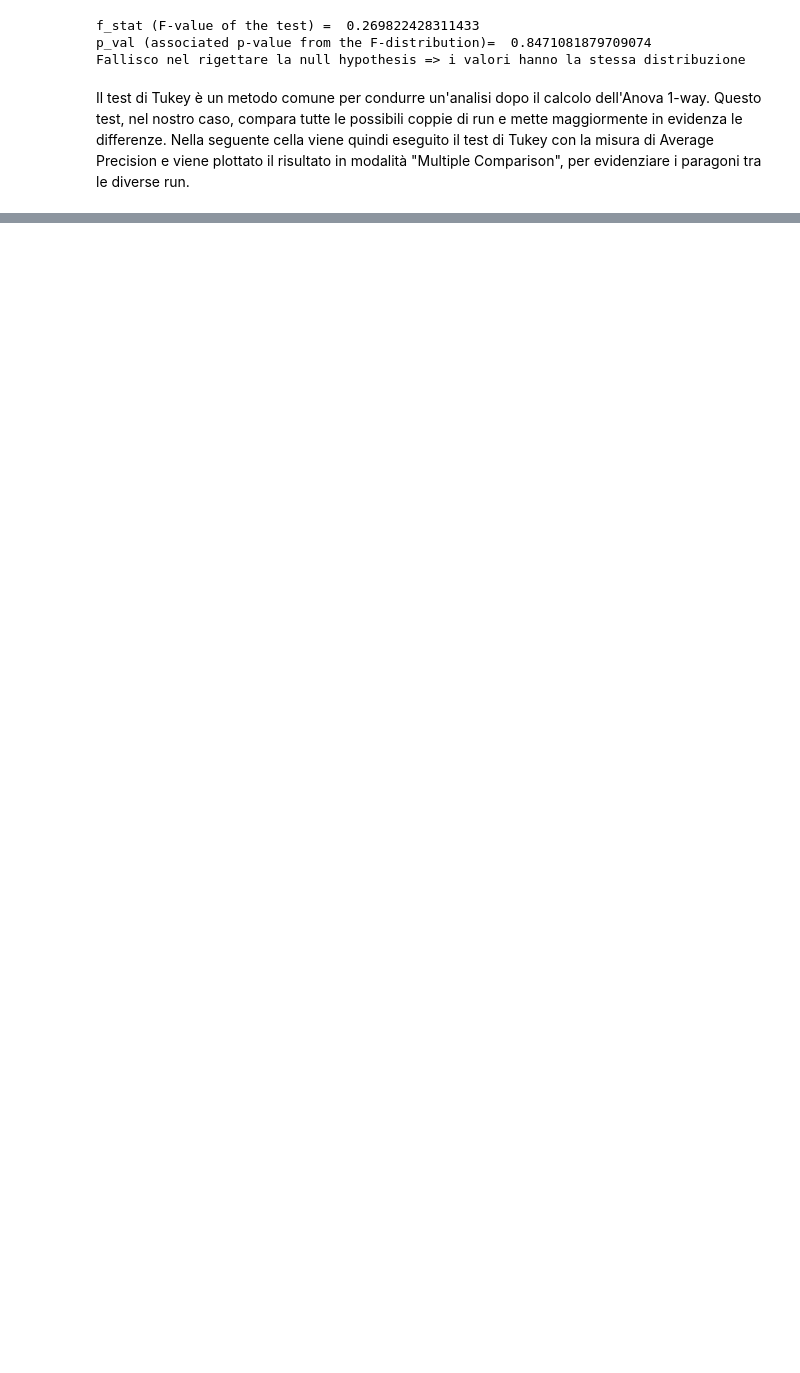
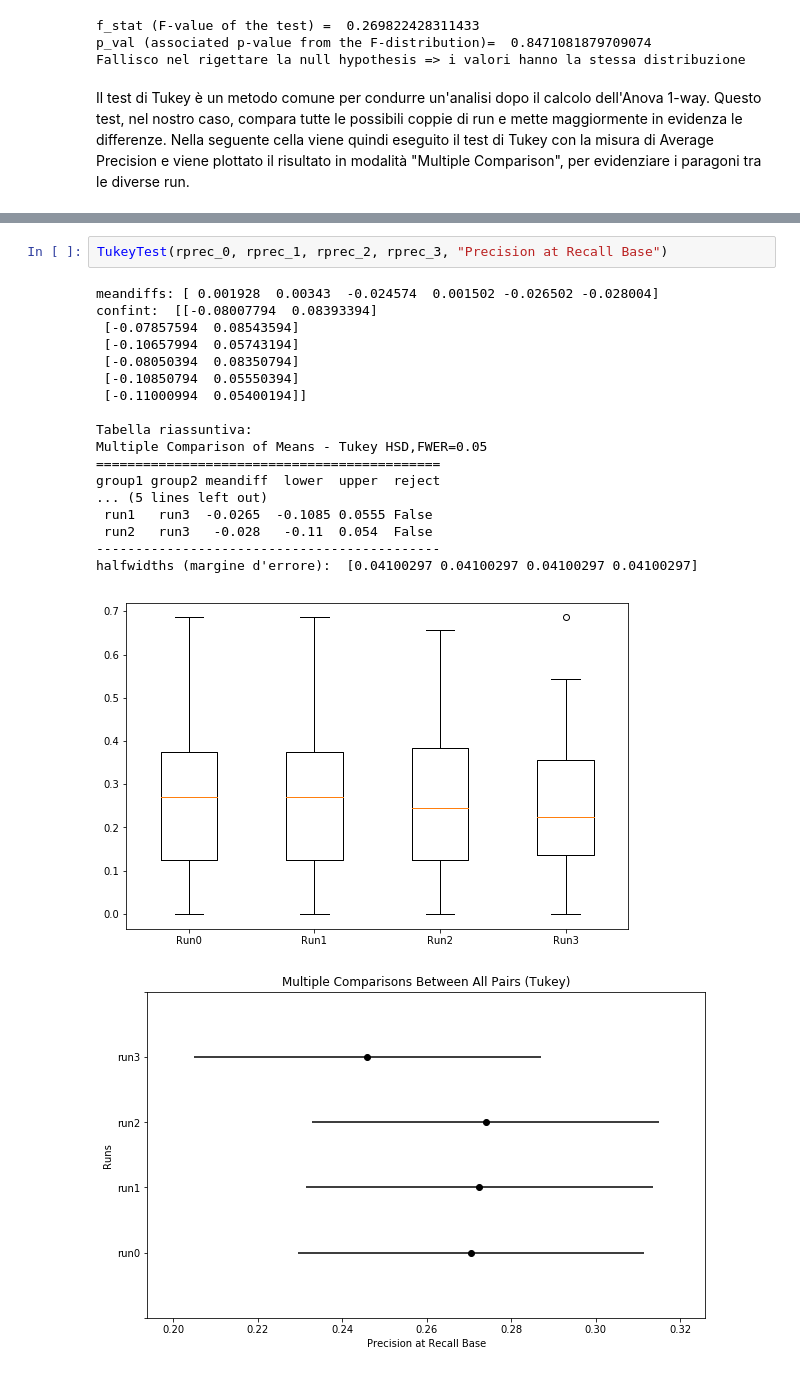
Before and after one commit to yleniag/Information-Retrival-Homework-1, a Jupyter notebook: Homework1-IR.ipynb, the cells around one changed output, grey strips where cells are left out. Saved outputs shown, nothing was run; the diff lists cells and outputs as text; blank space fills up the shorter version.

```diff
--- a/Homework1-IR.ipynb
+++ b/Homework1-IR.ipynb
@@ -243 +362,23 @@ Nella seguente cella viene quindi eseguito il test di Tukey con la misura di Ave
+# %%
+TukeyTest(rprec_0, rprec_1, rprec_2, rprec_3, "Precision at Recall Base")
+# %% [output]
+meandiffs: [ 0.001928  0.00343  -0.024574  0.001502 -0.026502 -0.028004]
+confint:  [[-0.08007794  0.08393394]
+ [-0.07857594  0.08543594]
+ [-0.10657994  0.05743194]
+ [-0.08050394  0.08350794]
+ [-0.10850794  0.05550394]
+ [-0.11000994  0.05400194]]
+
+Tabella riassuntiva:
+Multiple Comparison of Means - Tukey HSD,FWER=0.05
+============================================
+group1 group2 meandiff  lower  upper  reject
+... (5 lines left out)
+ run1   run3  -0.0265  -0.1085 0.0555 False
+ run2   run3   -0.028   -0.11  0.054  False
+--------------------------------------------
+halfwidths (margine d'errore):  [0.04100297 0.04100297 0.04100297 0.04100297]
+[figure, added]
+[figure, added]
 # %%
```
Also changed, not shown: parts of 16 cells of this notebook, 19 other files.
